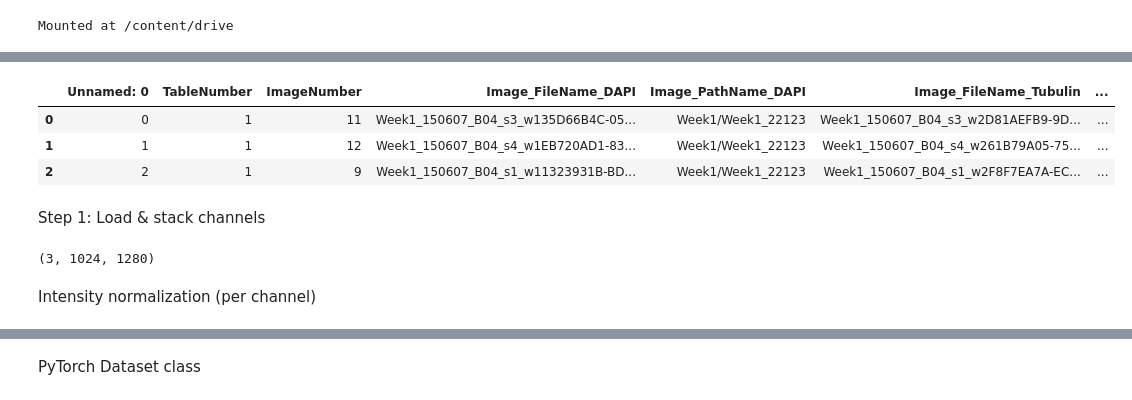
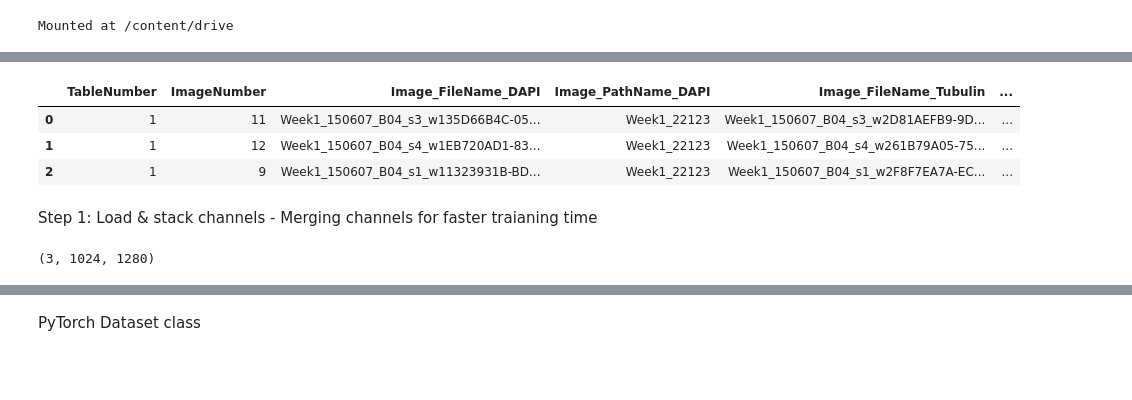
Before and after one commit to saamm/microscopy_self_supervised_learning, a Jupyter notebook: notebooks/03_preprocessing.ipynb, the cells around one changed output, grey strips where cells are left out. Drawn from its saved outputs; the diff is of its cells as text; code cells hidden in the pictures; blank space fills up the shorter version.

Commit message:
Adding new preprocessing steps

```diff
--- a/notebooks/03_preprocessing.ipynb
+++ b/notebooks/03_preprocessing.ipynb
@@ -14,15 +14,15 @@ import seaborn as sns
 
 sns.set(style="whitegrid")
 # %%
-metadata_with_moa = pd.read_csv("/content/drive/MyDrive/Colab Notebooks/microscopy_self_supervised_learning/data/processed/metadata_with_moa.csv")
+metadata_with_moa = pd.read_csv("data/processed/metadata_with_moa.csv")
 metadata_with_moa.head(3)
 # %% [output]
-|  | Unnamed: 0 | TableNumber | ImageNumber | Image_FileName_DAPI | Image_PathName_DAPI | Image_FileName_Tubulin | ... |
-| 0 | 0 | 1 | 11 | Week1_150607_B04_s3_w135D66B4C-05... | Week1/Week1_22123 | Week1_150607_B04_s3_w2D81AEFB9-9D... | ... |
-| 1 | 1 | 1 | 12 | Week1_150607_B04_s4_w1EB720AD1-83... | Week1/Week1_22123 | Week1_150607_B04_s4_w261B79A05-75... | ... |
-| 2 | 2 | 1 | 9 | Week1_150607_B04_s1_w11323931B-BD... | Week1/Week1_22123 | Week1_150607_B04_s1_w2F8F7EA7A-EC... | ... |
+|  | TableNumber | ImageNumber | Image_FileName_DAPI | Image_PathName_DAPI | Image_FileName_Tubulin | ... |
+| 0 | 1 | 11 | Week1_150607_B04_s3_w135D66B4C-05... | Week1_22123 | Week1_150607_B04_s3_w2D81AEFB9-9D... | ... |
+| 1 | 1 | 12 | Week1_150607_B04_s4_w1EB720AD1-83... | Week1_22123 | Week1_150607_B04_s4_w261B79A05-75... | ... |
+| 2 | 1 | 9 | Week1_150607_B04_s1_w11323931B-BD... | Week1_22123 | Week1_150607_B04_s1_w2F8F7EA7A-EC... | ... |
 # %% [markdown]
-Step 1: Load & stack channels
+Step 1: Load & stack channels - Merging channels for faster traianing time
 # %%
 import os
 import numpy as np
@@ -52,5 +51,3 @@ img = load_triplet_from_metadata(row)
 print(img.shape)  # should be (3, 1024, 1280)
 # %% [output]
 (3, 1024, 1280)
-# %% [markdown]
-Intensity normalization (per channel)
```
Also changed, not shown: parts of 36 cells of this notebook.
